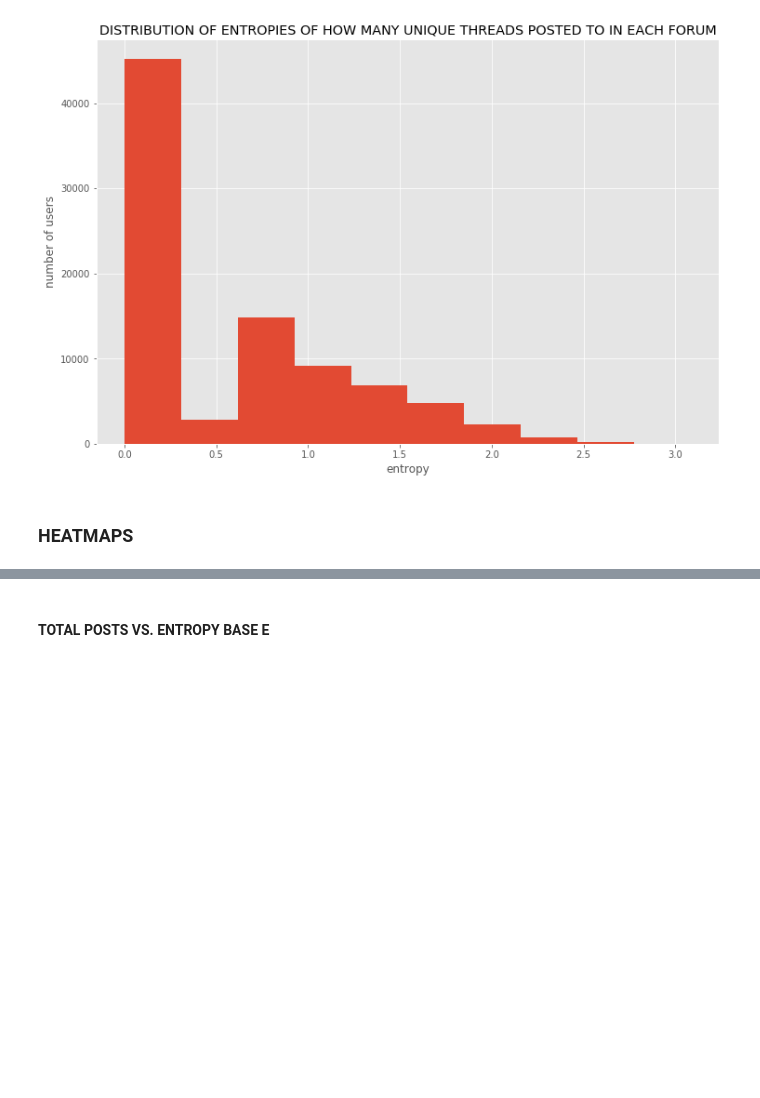
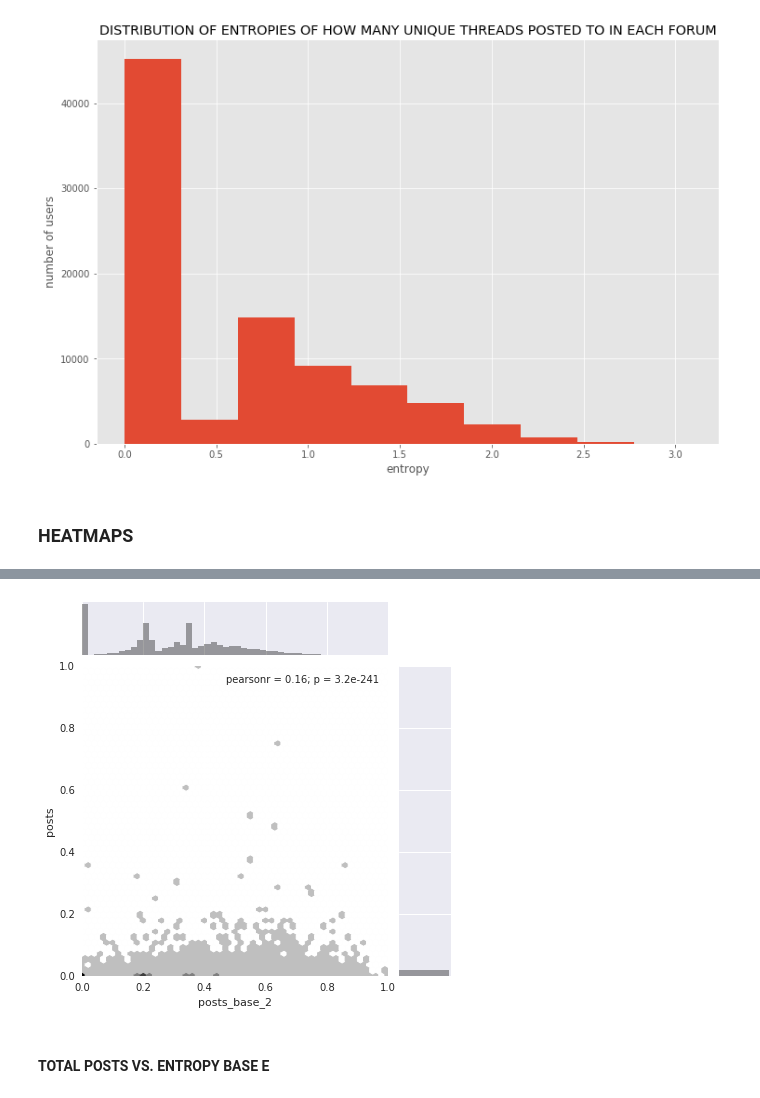
Before and after one commit to skilfullycurled/prisontalk, a Jupyter notebook: Entropy/Entropy.ipynb, the cells around one changed output, grey strips where cells are left out. Drawn from its saved outputs; the diff is of its cells as text; code cells hidden in the pictures; blank space fills up the shorter version.

```diff
--- a/Entropy/Entropy.ipynb
+++ b/Entropy/Entropy.ipynb
@@ -473,3 +615,13 @@ create infrastructure
+# %%
+import seaborn as sns
+
+sns.set(color_codes=True)
+
+posts = normed_entropies['posts']
+entropy = normed_entropies['posts_base_2']
+sns.jointplot(x=entropy, y=posts, kind="hex", color="k", bins=5);
+# %% [output]
+[figure, added]
 # %% [markdown]
 #### TOTAL POSTS VS. ENTROPY BASE E
 # %%
```
Also changed, not shown: parts of 24 cells of this notebook.
